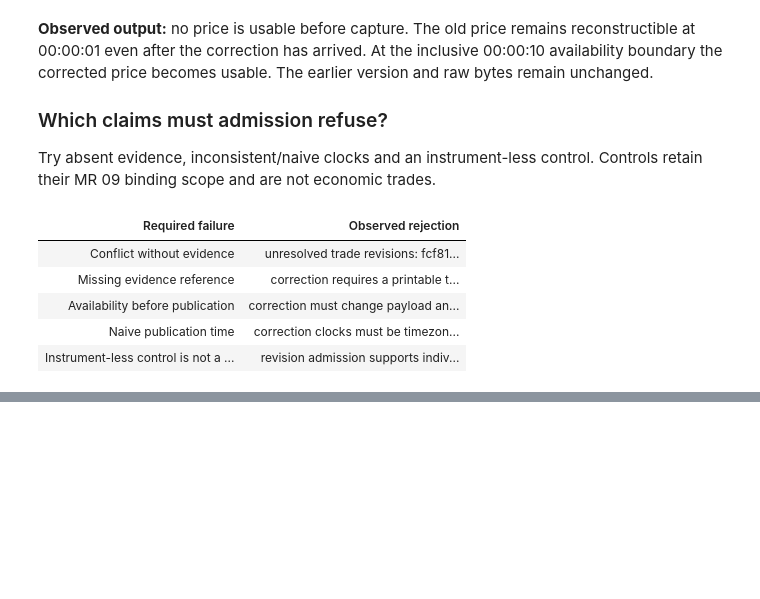
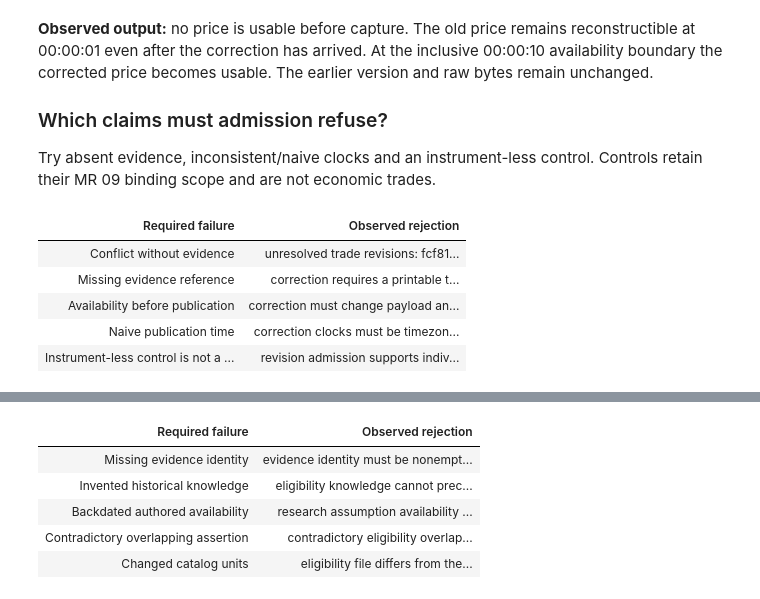
Before and after one commit to lixuanguang/alpha-research-lab-private, a Jupyter notebook: examples/research-foundations.ipynb, the cells around one changed output, grey strips where cells are left out. Saved outputs shown, nothing was run; the diff lists cells and outputs as text; code cells hidden in the pictures; blank space fills up the shorter version.

```diff
--- a/examples/research-foundations.ipynb
+++ b/examples/research-foundations.ipynb
@@ -1027,0 +1102,55 @@ the selected instruments, and when was it known? MR 11 is not implemented here.
+# %%
+mr11_failures = []
+with TemporaryDirectory(prefix="nb11-eligibility-") as temporary:
+    path = Path(temporary) / "eligibility.json"
+    raw = mr11_path.read_text()
+    for label, payload in (
+        (
+            "Missing evidence identity",
+            raw.replace('"identity": "synthetic:mr11:authored-assumption-v1"', '"identity": ""'),
+        ),
+        (
+            "Invented historical knowledge",
+            raw.replace(
+                '"ts_knowledge": "2026-09-16T00:00:00Z"', '"ts_knowledge": "2024-06-01T00:00:00Z"'
+            ),
+        ),
+        (
+            "Backdated authored availability",
+            raw.replace(
+                '"available_at": "2026-09-16T00:00:00Z"', '"available_at": "2024-06-01T00:00:00Z"'
+            ),
+        ),
+        (
+            "Contradictory overlapping assertion",
+            raw.replace('"state": "included"', '"state": "excluded"', 1),
+        ),
+    ):
+        path.write_text(payload)
+        try:
+            EligibilityAssertions.read(path, catalog=mr11_catalog)
+        except ValueError as error:
+            mr11_failures.append((label, str(error)))
+        else:
+            raise AssertionError(f"invalid eligibility accepted: {label}")
+    first, second = mr11_catalog.instruments
+    changed_catalog = replace(
+        mr11_catalog, instruments=(replace(first, price_tick=Decimal("0.02")), second)
+    )
+    try:
+        EligibilityAssertions.read(mr11_path, catalog=changed_catalog)
+    except ValueError as error:
+        mr11_failures.append(("Changed catalog units", str(error)))
+    else:
+        raise AssertionError("changed catalog admitted")
+    path.write_text(raw)
+    assert EligibilityAssertions.read(path, catalog=mr11_catalog) == mr11_history
+assert len(mr11_failures) == 5
+NotebookDisplay.show_table(("Required failure", "Observed rejection"), mr11_failures)
+# %% [output]
+| Required failure | Observed rejection |
+| Missing evidence identity | evidence identity must be nonempt... |
+| Invented historical knowledge | eligibility knowledge cannot prec... |
+| Backdated authored availability | research assumption availability ... |
+| Contradictory overlapping assertion | contradictory eligibility overlap... |
+| Changed catalog units | eligibility file differs from the... |
```
Also changed, not shown: parts of 8 cells of this notebook, 5 other files.
